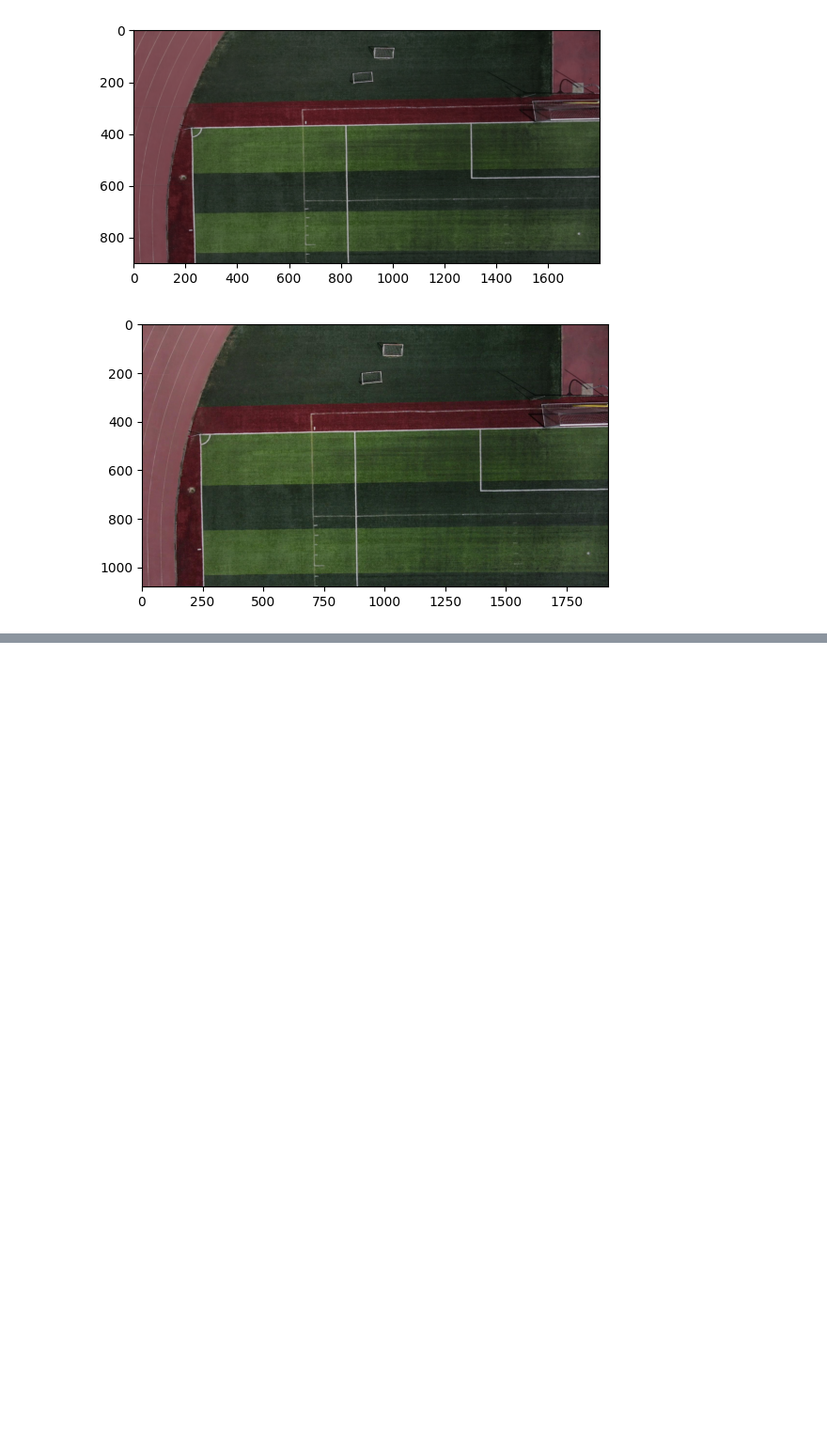
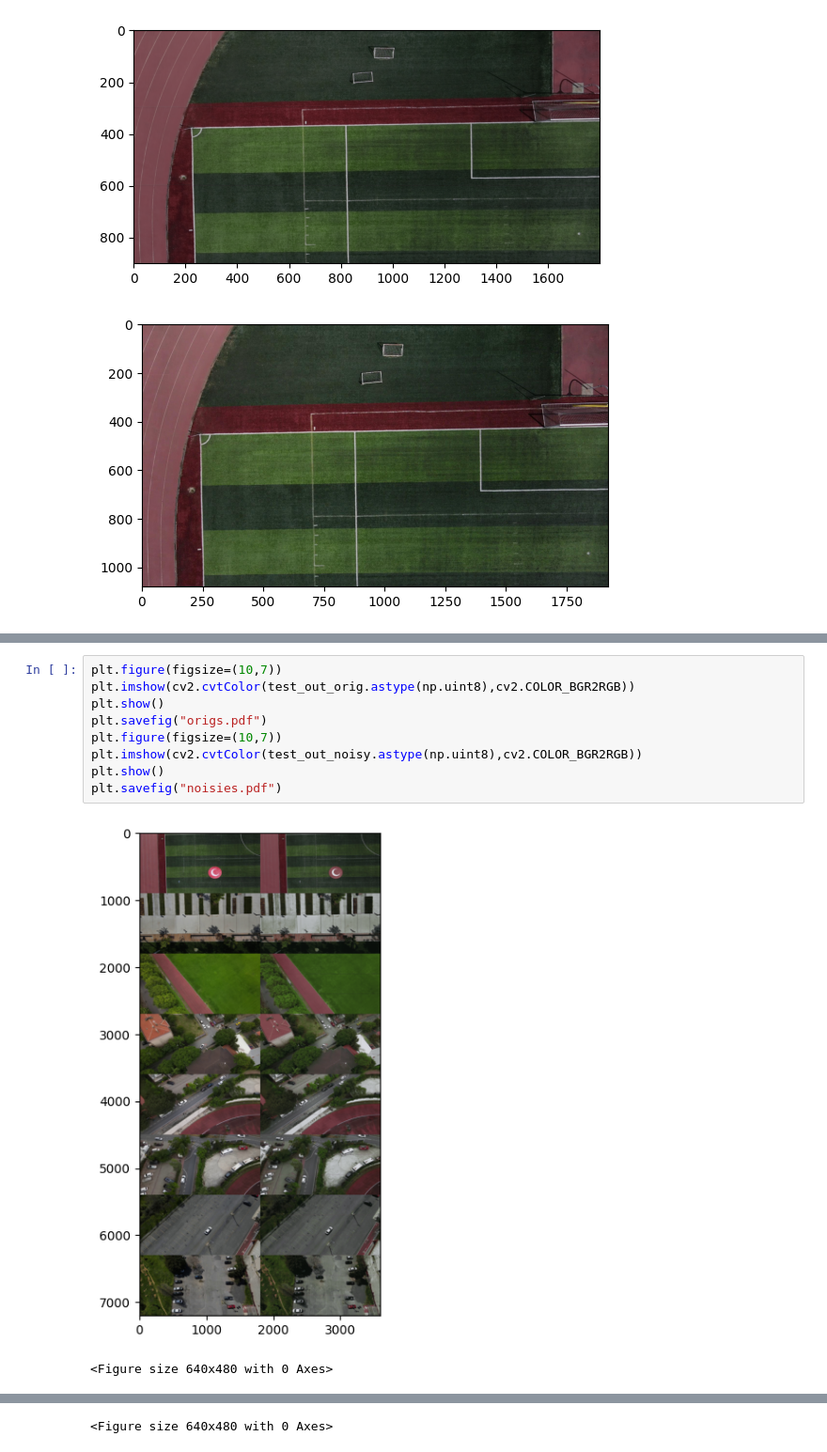
Before and after one commit to rag0nn/noise-detection-dlmodel, a Jupyter notebook: noise-predictor-training.ipynb, the cells around one changed output, grey strips where cells are left out. Shown at 94% size. Cells and saved outputs as stored; diff of their text form; blank space fills up the shorter version.

```diff
--- a/noise-predictor-training.ipynb
+++ b/noise-predictor-training.ipynb
@@ -508,0 +561,12 @@ Detected at node 'noisier_model/conv2d_transpose_2/conv2d_transpose' defined at
+# %%
+plt.figure(figsize=(10,7))
+plt.imshow(cv2.cvtColor(test_out_orig.astype(np.uint8),cv2.COLOR_BGR2RGB))
+plt.show()
+plt.savefig("origs.pdf")
+plt.figure(figsize=(10,7))
+plt.imshow(cv2.cvtColor(test_out_noisy.astype(np.uint8),cv2.COLOR_BGR2RGB))
+plt.show()
+plt.savefig("noisies.pdf")
+# %% [output]
+[figure, added]
+<Figure size 640x480 with 0 Axes>
@@ -508,0 +574 @@ Detected at node 'noisier_model/conv2d_transpose_2/conv2d_transpose' defined at
+<Figure size 640x480 with 0 Axes>
```
Also changed, not shown: parts of 10 cells of this notebook, 2 other files.
